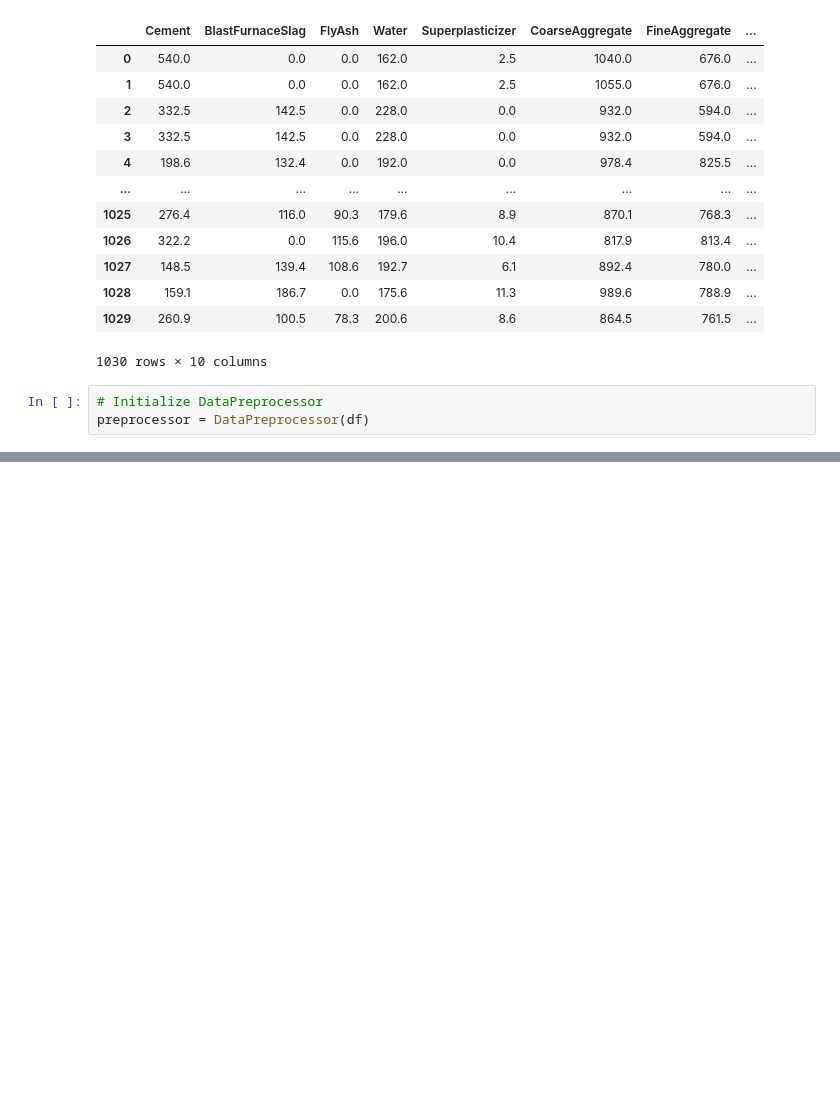
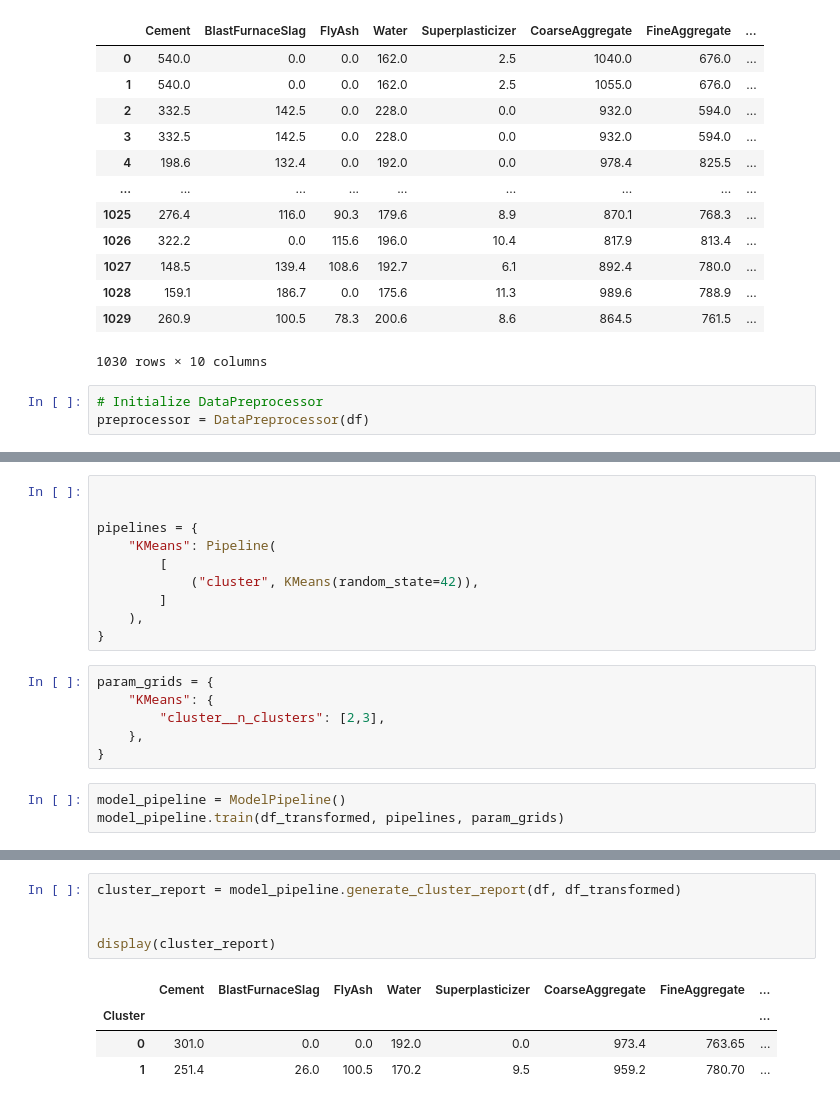
Before and after one commit to DeadNord/cluster_concrete, a Jupyter notebook: main.ipynb, the cells around one changed output, grey strips where cells are left out. Cells and saved outputs as stored; diff of their text form; blank space fills up the shorter version.

```diff
--- a/main.ipynb
+++ b/main.ipynb
@@ -154,0 +164,19 @@ eda.determine_optimal_clusters(df, k_range=(1, 10))
+# %%
+
+
+pipelines = {
+    "KMeans": Pipeline(
+        [
+            ("cluster", KMeans(random_state=42)),
+        ]
+    ),
+}
+# %%
+param_grids = {
+    "KMeans": {
+        "cluster__n_clusters": [2,3],
+    },
+}
+# %%
+model_pipeline = ModelPipeline()
+model_pipeline.train(df_transformed, pipelines, param_grids)
@@ -154,0 +199,10 @@ eda.determine_optimal_clusters(df, k_range=(1, 10))
+# %%
+cluster_report = model_pipeline.generate_cluster_report(df, df_transformed)
+
+
+display(cluster_report)
+# %% [output]
+|  | Cement | BlastFurnaceSlag | FlyAsh | Water | Superplasticizer | CoarseAggregate | FineAggregate | ... |
+| Cluster |  |  |  |  |  |  |  | ... |
+| 0 | 301.0 | 0.0 | 0.0 | 192.0 | 0.0 | 973.4 | 763.65 | ... |
+| 1 | 251.4 | 26.0 | 100.5 | 170.2 | 9.5 | 959.2 | 780.70 | ... |
```
Also changed, not shown: parts of 8 cells of this notebook, 4 other files.
